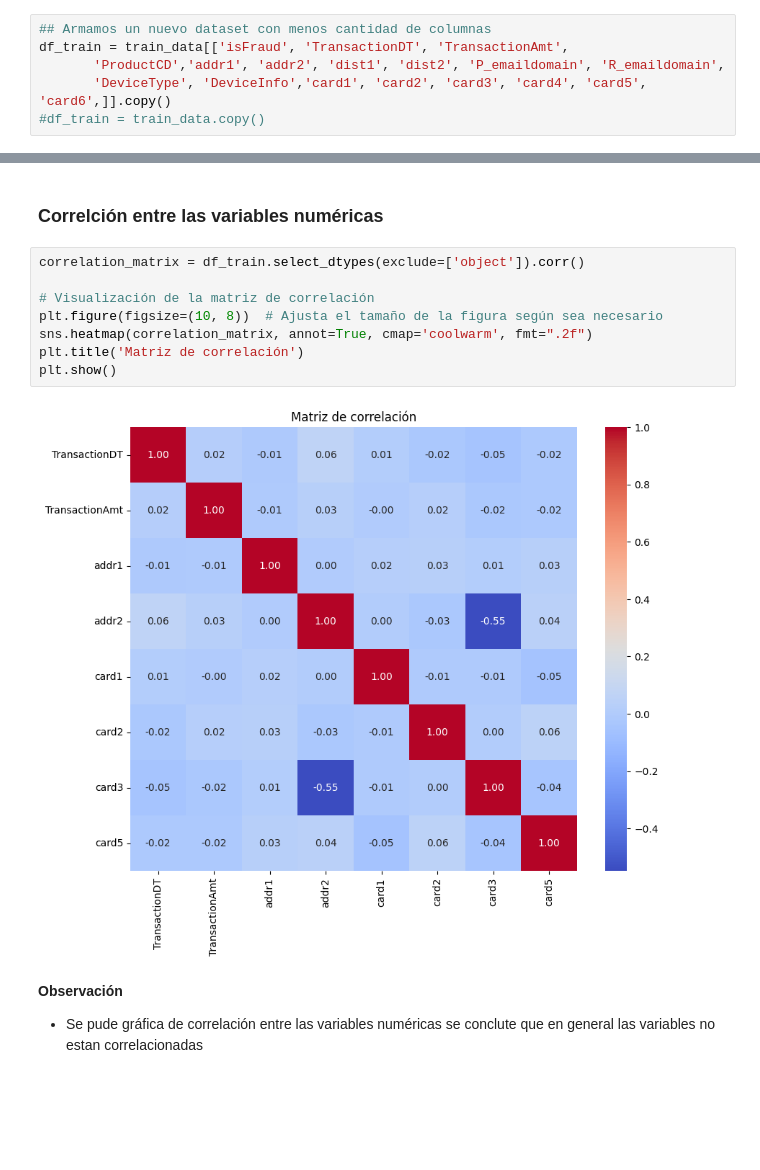
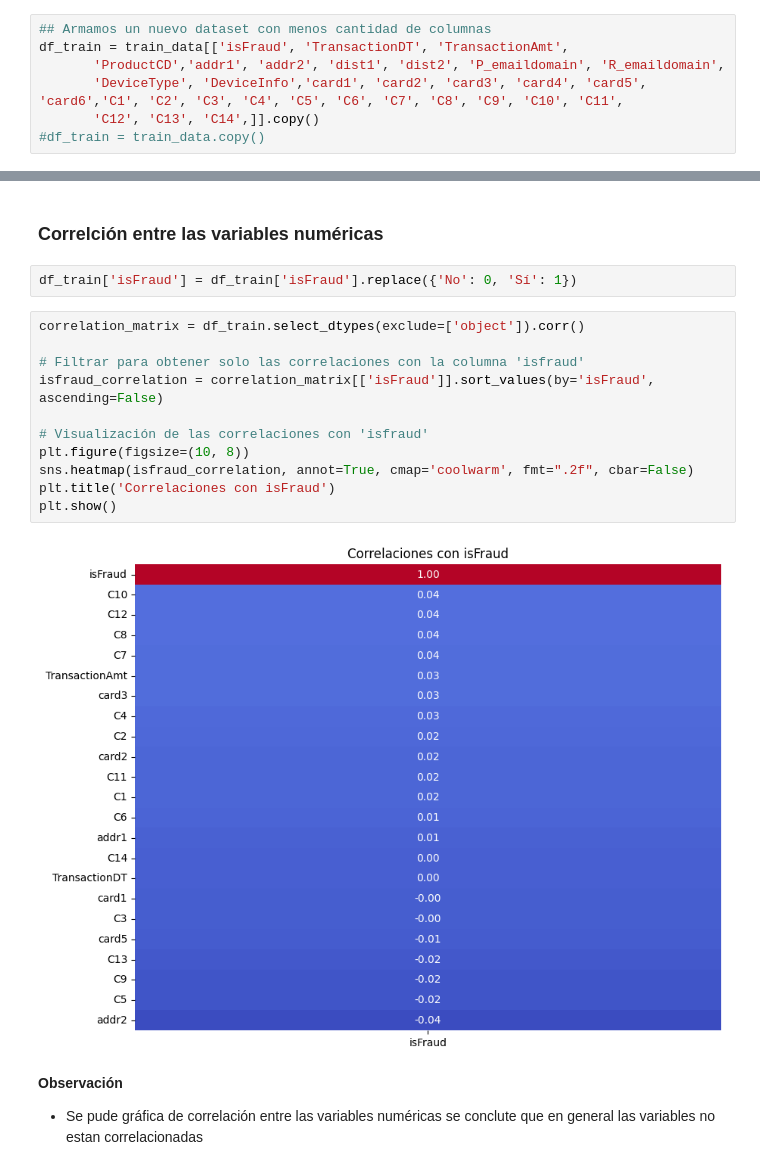
Before and after one commit to JRamos84/deteccion_fraude, a Jupyter notebook: notebooks/01_Exploratiry_Data_Analysis.ipynb, the cells around one changed output, grey strips where cells are left out. Saved outputs shown, nothing was run; the diff lists cells and outputs as text; blank space fills up the shorter version.

Commit message:
se agrego las columnas c1-c14, se mejoro notablemente los resultados

```diff
--- a/notebooks/01_Exploratiry_Data_Analysis.ipynb
+++ b/notebooks/01_Exploratiry_Data_Analysis.ipynb
@@ -148,7 +148,8 @@ Index(['TransactionID', 'isFraud', 'TransactionDT', 'TransactionAmt',
 ## Armamos un nuevo dataset con menos cantidad de columnas
 df_train = train_data[['isFraud', 'TransactionDT', 'TransactionAmt',
        'ProductCD','addr1', 'addr2', 'dist1', 'dist2', 'P_emaildomain', 'R_emaildomain',
-       'DeviceType', 'DeviceInfo','card1', 'card2', 'card3', 'card4', 'card5', 'card6',]].copy()
+       'DeviceType', 'DeviceInfo','card1', 'card2', 'card3', 'card4', 'card5', 'card6','C1', 'C2', 'C3', 'C4', 'C5', 'C6', 'C7', 'C8', 'C9', 'C10', 'C11',
+       'C12', 'C13', 'C14',]].copy()
 #df_train = train_data.copy()
 # %%
 df_train.shape
@@ -1280,16 +1354,21 @@ debit or credit   0.00   0.0
 - El correo con mayor incidencia de fraude es el de Gmail, alcanzando un 57.96 % del total. Le sigue Yahoo con un 25.33 %, mientras que los demás proveedores de correo tienen una incidencia menor. Es probable que el alto porcentaje de fraudes en cuentas de Gmail se deba a su amplia base de usuario.
 # %% [markdown]
 ### Correlción entre las variables numéricas
+# %%
+df_train['isFraud'] = df_train['isFraud'].replace({'No': 0, 'Sí': 1})
 # %%
 correlation_matrix = df_train.select_dtypes(exclude=['object']).corr()
 
-# Visualización de la matriz de correlación
-plt.figure(figsize=(10, 8))  # Ajusta el tamaño de la figura según sea necesario
-sns.heatmap(correlation_matrix, annot=True, cmap='coolwarm', fmt=".2f")
-plt.title('Matriz de correlación')
+# Filtrar para obtener solo las correlaciones con la columna 'isfraud'
+isfraud_correlation = correlation_matrix[['isFraud']].sort_values(by='isFraud', ascending=False)
+
+# Visualización de las correlaciones con 'isfraud'
+plt.figure(figsize=(10, 8))
+sns.heatmap(isfraud_correlation, annot=True, cmap='coolwarm', fmt=".2f", cbar=False)
+plt.title('Correlaciones con isFraud')
 plt.show()
 # %% [output]
-[figure, old version]
+[figure, new version]
 # %% [markdown]
 **Observación**
 - Se pude gráfica de correlación entre las variables numéricas se conclute que en general las variables no estan correlacionadas
```
Also changed, not shown: parts of 19 cells of this notebook, 6 other files.
